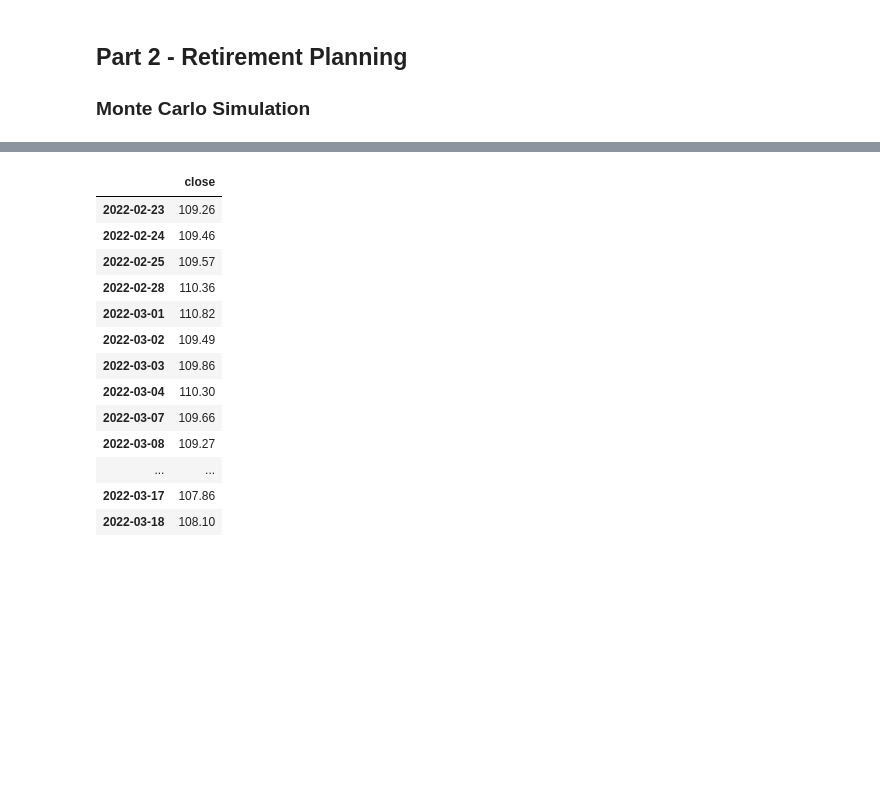
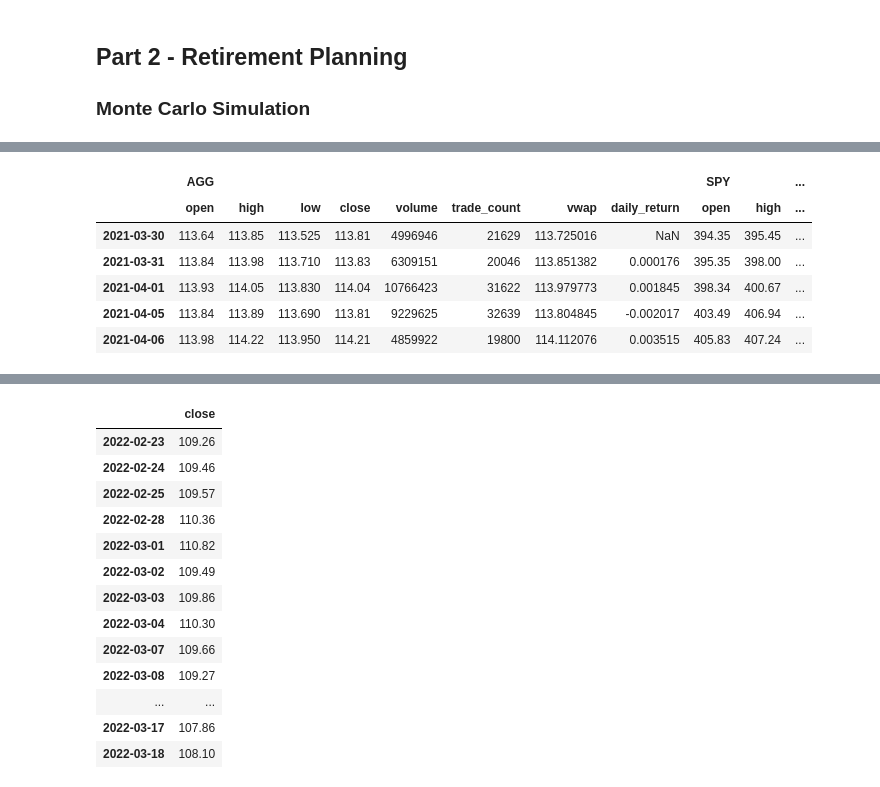
Before and after one commit to EmilianoMendez/Financial_Planning, a Jupyter notebook: financial-planner_2.ipynb, the cells around one changed output, grey strips where cells are left out. Saved outputs shown, nothing was run; the diff lists cells and outputs as text; code cells hidden in the pictures; blank space fills up the shorter version.

```diff
--- a/financial-planner_2.ipynb
+++ b/financial-planner_2.ipynb
@@ -278,0 +301,10 @@ AttributeError: type object 'TimeFrame' has no attribute 'Year'
+# %%
+mc.portfolio_data.head()
+# %% [output]
+|  | AGG |  |  |  |  |  |  |  | SPY |  | ... |
+|  | open | high | low | close | volume | trade_count | vwap | daily_return | open | high | ... |
+| 2021-03-30 | 113.64 | 113.85 | 113.525 | 113.81 | 4996946 | 21629 | 113.725016 | NaN | 394.35 | 395.45 | ... |
+| 2021-03-31 | 113.84 | 113.98 | 113.710 | 113.83 | 6309151 | 20046 | 113.851382 | 0.000176 | 395.35 | 398.00 | ... |
+| 2021-04-01 | 113.93 | 114.05 | 113.830 | 114.04 | 10766423 | 31622 | 113.979773 | 0.001845 | 398.34 | 400.67 | ... |
+| 2021-04-05 | 113.84 | 113.89 | 113.690 | 113.81 | 9229625 | 32639 | 113.804845 | -0.002017 | 403.49 | 406.94 | ... |
+| 2021-04-06 | 113.98 | 114.22 | 113.950 | 114.21 | 4859922 | 19800 | 114.112076 | 0.003515 | 405.83 | 407.24 | ... |
```
Also changed, not shown: parts of 34 cells of this notebook.
